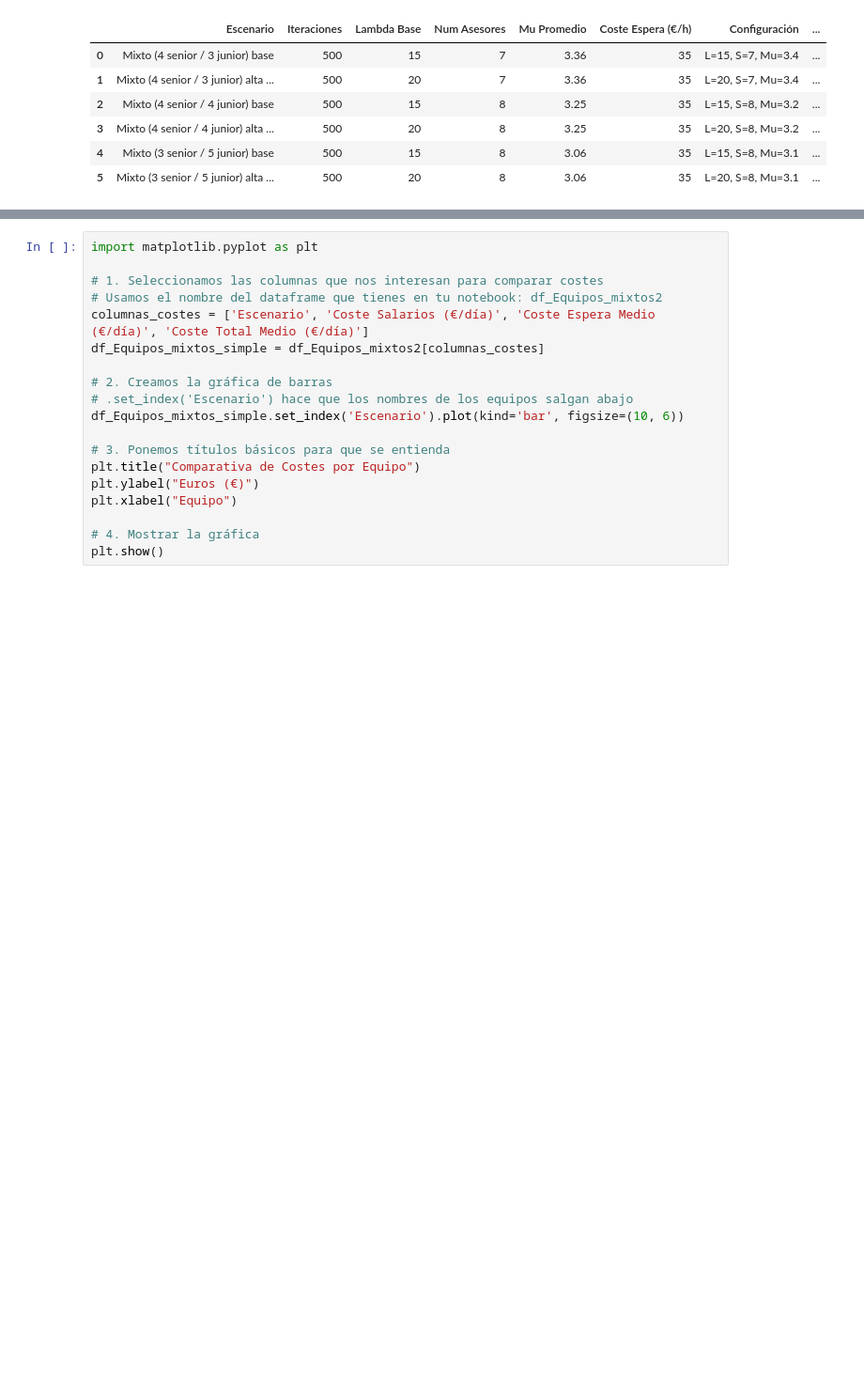
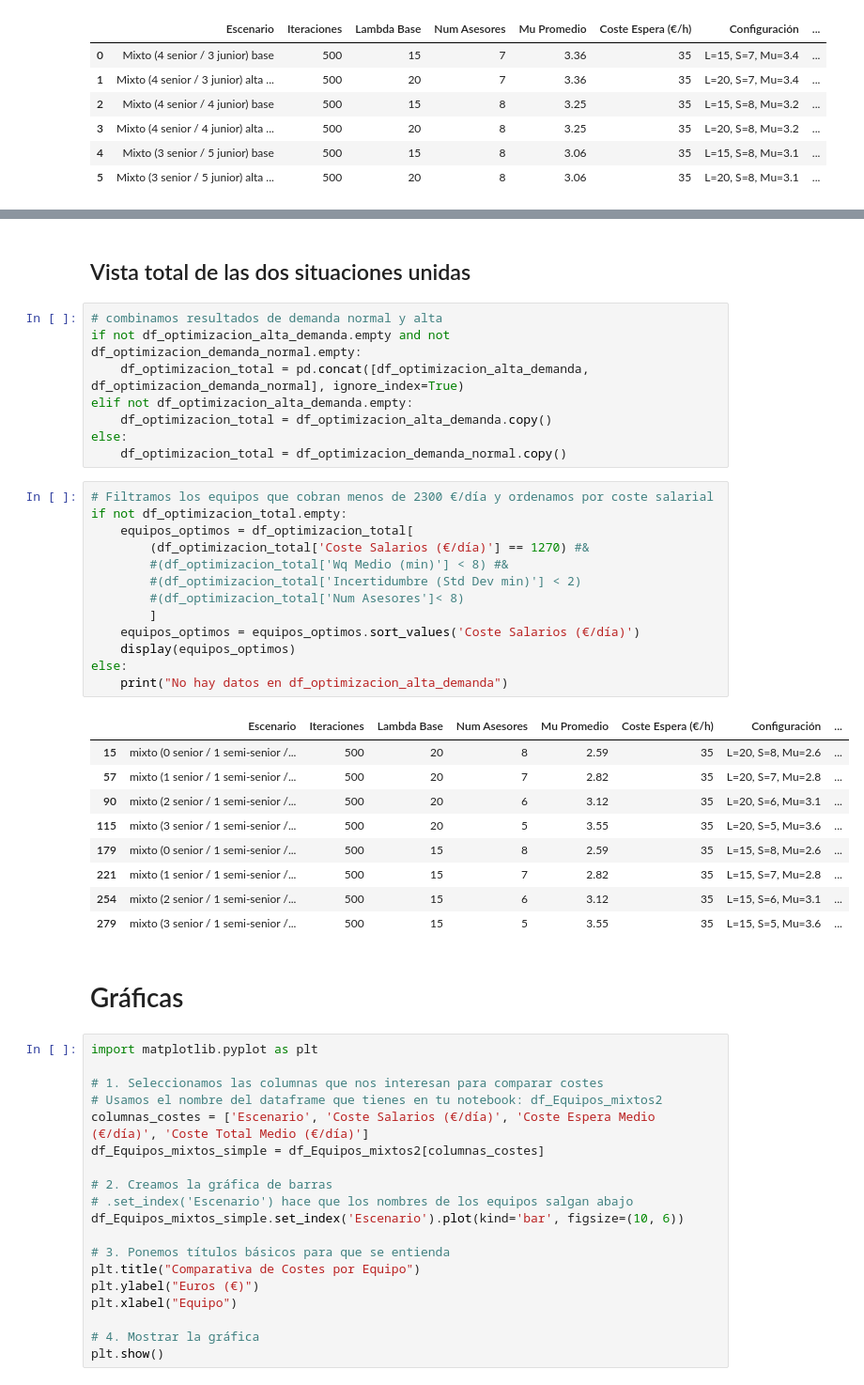
Before and after one commit to jairosdc/queue-staffing-optimization, a Jupyter notebook: Analisis_de_dataset.ipynb, the cells around one changed output, grey strips where cells are left out. Shown at 94% size. Saved outputs shown, nothing was run; the diff lists cells and outputs as text; blank space fills up the shorter version.

```diff
--- a/Analisis_de_dataset.ipynb
+++ b/Analisis_de_dataset.ipynb
@@ -633,3 +686,38 @@ display(df_Equipos_mixtos2)
+# %% [markdown]
+## Vista total de las dos situaciones unidas
+# %%
+# combinamos resultados de demanda normal y alta
+if not df_optimizacion_alta_demanda.empty and not df_optimizacion_demanda_normal.empty:
+    df_optimizacion_total = pd.concat([df_optimizacion_alta_demanda, df_optimizacion_demanda_normal], ignore_index=True)
+elif not df_optimizacion_alta_demanda.empty:
+    df_optimizacion_total = df_optimizacion_alta_demanda.copy()
+else:
+    df_optimizacion_total = df_optimizacion_demanda_normal.copy()
+# %%
+# Filtramos los equipos que cobran menos de 2300 €/día y ordenamos por coste salarial
+if not df_optimizacion_total.empty:
+    equipos_optimos = df_optimizacion_total[
+        (df_optimizacion_total['Coste Salarios (€/día)'] == 1270) #&
+        #(df_optimizacion_total['Wq Medio (min)'] < 8) #&
+        #(df_optimizacion_total['Incertidumbre (Std Dev min)'] < 2)
+        #(df_optimizacion_total['Num Asesores']< 8)
+        ]
+    equipos_optimos = equipos_optimos.sort_values('Coste Salarios (€/día)')
+    display(equipos_optimos)
+else:
+    print("No hay datos en df_optimizacion_alta_demanda")
+# %% [output]
+|  | Escenario | Iteraciones | Lambda Base | Num Asesores | Mu Promedio | Coste Espera (€/h) | Configuración | ... |
+| 15 | mixto (0 senior / 1 semi-senior /... | 500 | 20 | 8 | 2.59 | 35 | L=20, S=8, Mu=2.6 | ... |
+| 57 | mixto (1 senior / 1 semi-senior /... | 500 | 20 | 7 | 2.82 | 35 | L=20, S=7, Mu=2.8 | ... |
+| 90 | mixto (2 senior / 1 semi-senior /... | 500 | 20 | 6 | 3.12 | 35 | L=20, S=6, Mu=3.1 | ... |
+| 115 | mixto (3 senior / 1 semi-senior /... | 500 | 20 | 5 | 3.55 | 35 | L=20, S=5, Mu=3.6 | ... |
+| 179 | mixto (0 senior / 1 semi-senior /... | 500 | 15 | 8 | 2.59 | 35 | L=15, S=8, Mu=2.6 | ... |
+| 221 | mixto (1 senior / 1 semi-senior /... | 500 | 15 | 7 | 2.82 | 35 | L=15, S=7, Mu=2.8 | ... |
+| 254 | mixto (2 senior / 1 semi-senior /... | 500 | 15 | 6 | 3.12 | 35 | L=15, S=6, Mu=3.1 | ... |
+| 279 | mixto (3 senior / 1 semi-senior /... | 500 | 15 | 5 | 3.55 | 35 | L=15, S=5, Mu=3.6 | ... |
+# %% [markdown]
+# Gráficas
 # %%
 import matplotlib.pyplot as plt
 
```
Also changed, not shown: parts of 19 cells of this notebook, 1 other file.
